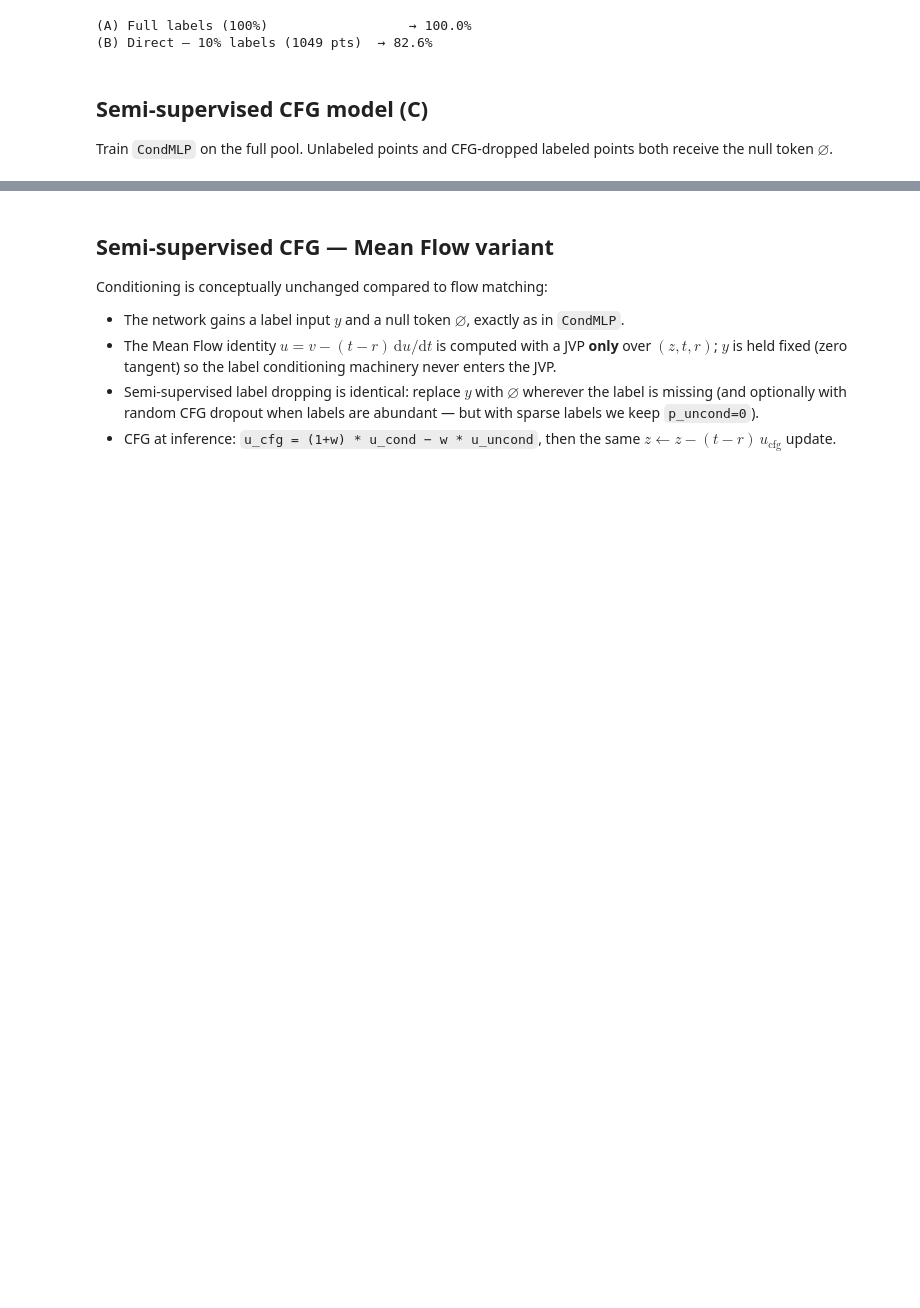
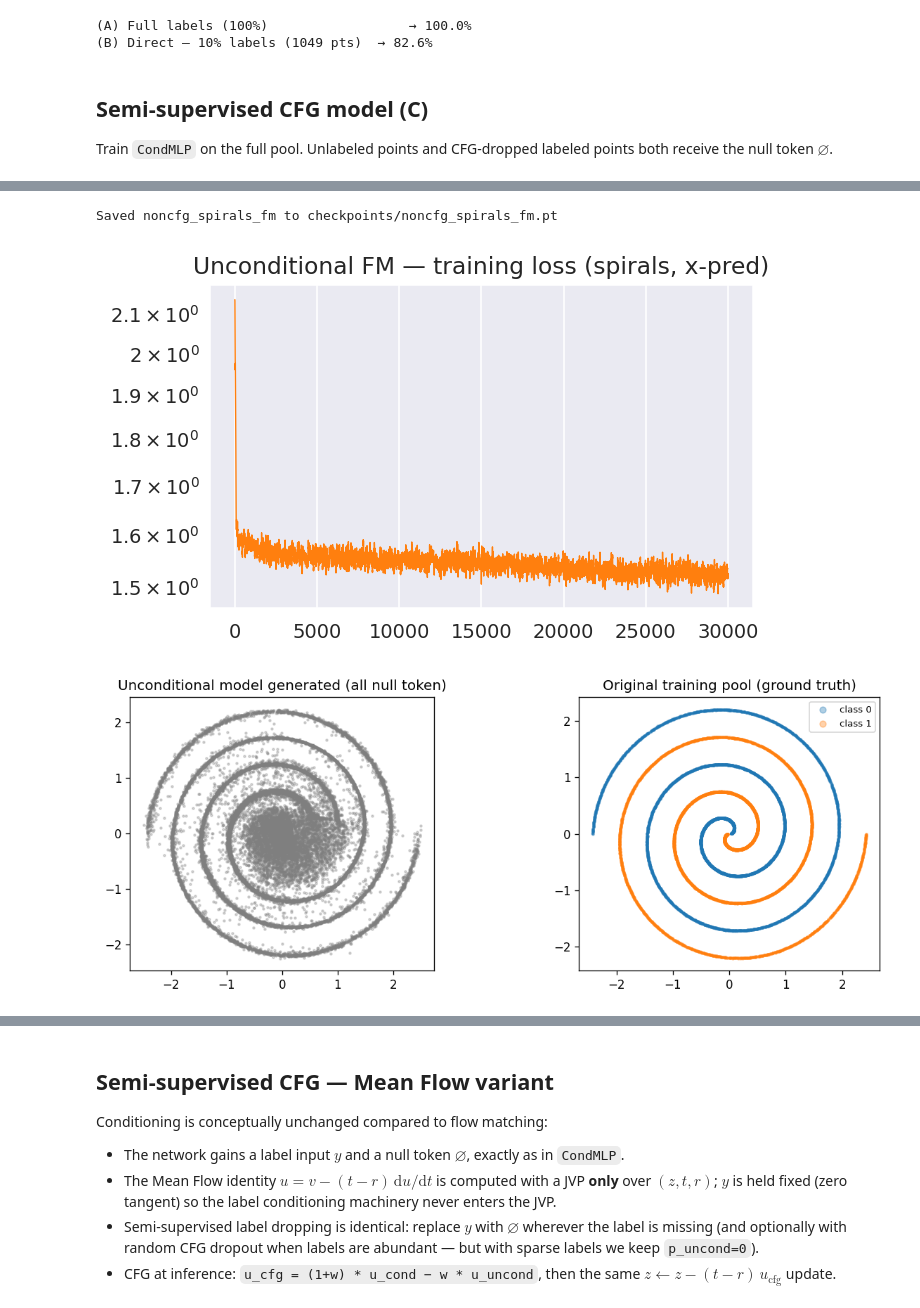
Before and after one commit to etienne87/diffusion_tutorials, a Jupyter notebook: notebooks/semi_supervised_with_cfg.ipynb, the cells around one changed output, grey strips where cells are left out. Cells and saved outputs as stored; diff of their text form; code cells hidden in the pictures; blank space fills up the shorter version.

```diff
--- a/notebooks/semi_supervised_with_cfg.ipynb
+++ b/notebooks/semi_supervised_with_cfg.ipynb
@@ -342,0 +343,50 @@ Loaded cfg_full_spirals_xpred from checkpoints/cfg_full_spirals_xpred.pt
+# %%
+
+# Train a model with NO Labels — unconditional flow matching as a baseline.
+# All labels are masked to the null token, so the model never sees a real class.
+# time_dim=32 and cond_dim=32 must stay non-zero: nn.Embedding(..., 0) on CUDA
+# triggers an illegal memory access when the gather kernel reads zero-width rows.
+# Functionally this is still unconditional — the label embedding just learns a
+# single constant "null" vector that carries no class information.
+label_mask_dev_zero = torch.zeros_like(label_mask_dev, dtype=torch.bool)  # all False → all labels masked
+noncfg_model = CondMLP(num_in=2, hidden=32, n_classes=N_CLASSES, time_dim=32, cond_dim=32,
+                       n_residual=7, x_prediction=False)
+noncfg_model_step = make_semi_train_step(p_uncond=0.0, null_idx=noncfg_model.null_idx,
+                                         label_mask_vec=label_mask_dev_zero)
+
+noncfg_losses = load_or_train(
+    noncfg_model, name="noncfg_spirals_fm", train_step=noncfg_model_step,
+    data=pool_x, niter=30000, lr=1e-3,
+    ckpt_dir="checkpoints", batch_size=1024,
+    load=True, save=True,
+)
+
+with sns.axes_style("darkgrid"):
+    fig, ax = plt.subplots(figsize=(5, 3), dpi=140)
+    ax.semilogy(noncfg_losses, lw=0.7, color='tab:orange')
+    ax.set_title('Unconditional FM — training loss (spirals, x-pred)')
+    plt.show()
+
+# w=-1 collapses to pure unconditional (null token only). Labels don't distinguish
+# classes here so we just plot all generated points in a single colour.
+N_GEN_NONCFG_VIS  = 20000
+labels_noncfg_vis = torch.zeros(N_GEN_NONCFG_VIS, dtype=torch.long)
+gen_noncfg_x      = sample_cfg(noncfg_model, labels_noncfg_vis, w=-1.0, n_steps=50)
+
+fig, axes = plt.subplots(1, 2, figsize=(11, 4), dpi=120)
+axes[0].scatter(gen_noncfg_x[:, 0], gen_noncfg_x[:, 1], s=3, alpha=0.3, color='tab:gray')
+axes[0].set_title('Unconditional model generated (all null token)')
+axes[0].set_aspect('equal')
+for k in range(N_CLASSES):
+    m = pool_y.numpy() == k
+    axes[1].scatter(pool_x[m, 0], pool_x[m, 1], s=3, alpha=0.35,
+                    color=palette(k), label=f'class {k}')
+axes[1].set_title('Original training pool (ground truth)')
+axes[1].set_aspect('equal')
+axes[1].legend(markerscale=3, fontsize=8)
+plt.tight_layout()
+plt.show()
+# %% [output]
+Saved noncfg_spirals_fm to checkpoints/noncfg_spirals_fm.pt
+[figure, added]
+[figure, added]
```
Also changed, not shown: parts of 4 cells of this notebook, 1 other file.
